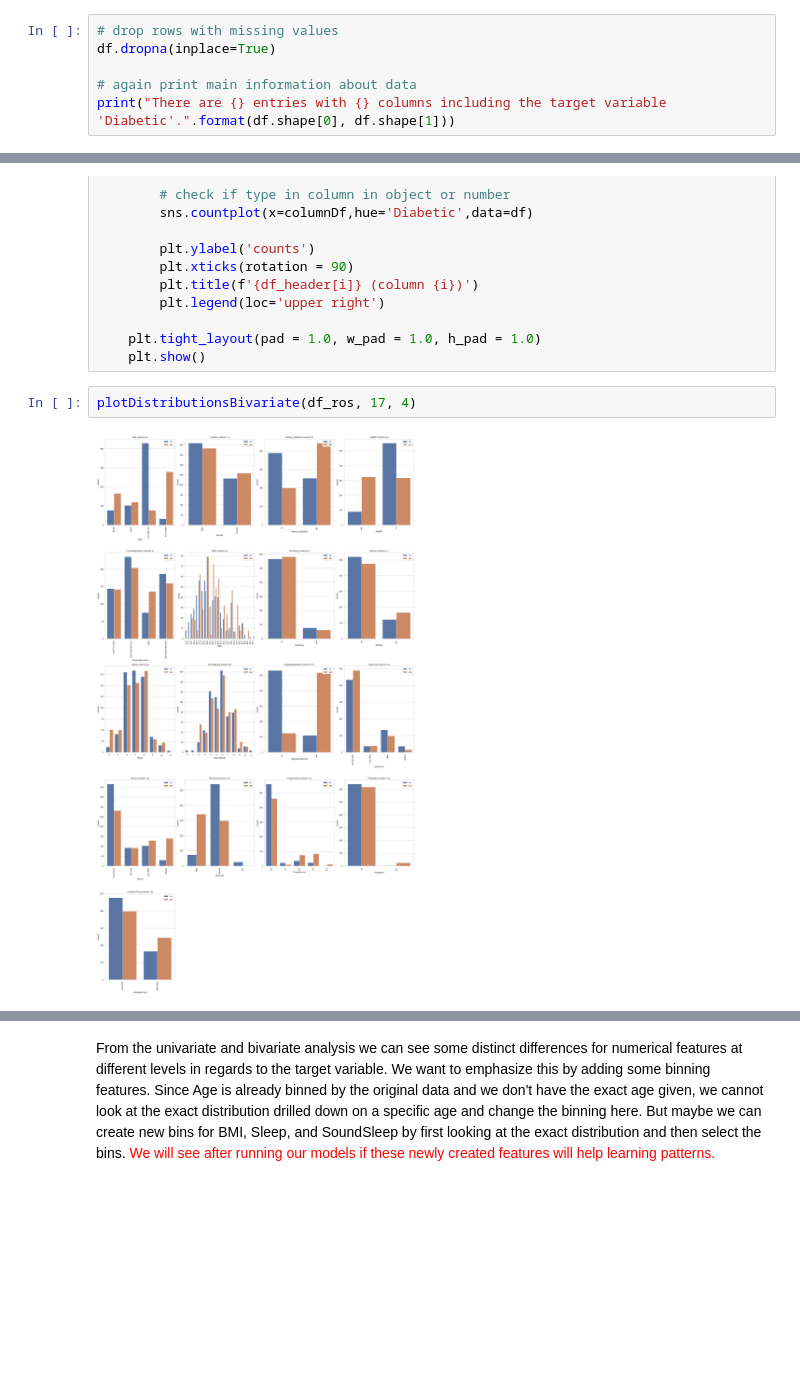
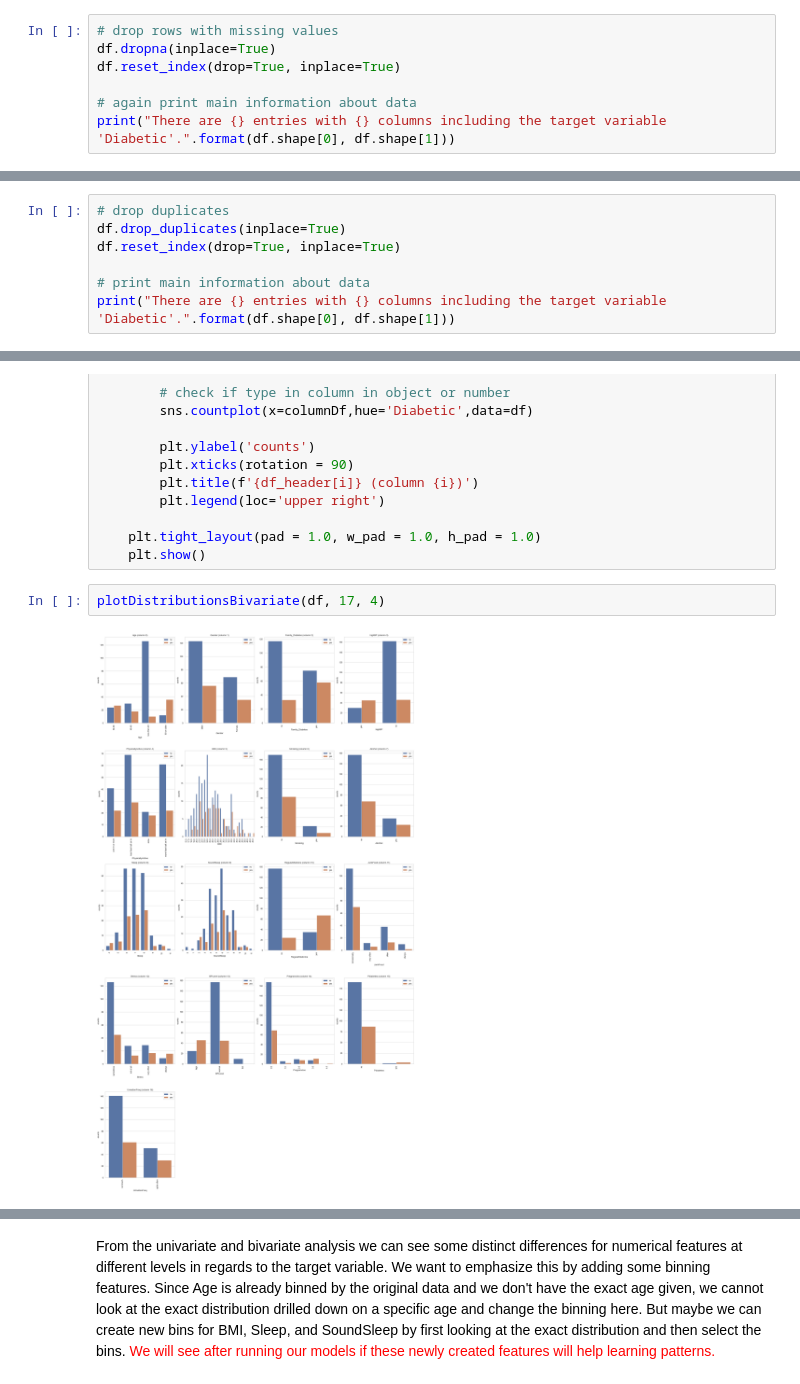
Before and after one commit to kimlindner/Type2DiabetesDetection_ML_Project, a Jupyter notebook: EDA_and_Preprocessing.ipynb, the cells around one changed output, grey strips where cells are left out. Cells and saved outputs as stored; diff of their text form; blank space fills up the shorter version.

```diff
--- a/EDA_and_Preprocessing.ipynb
+++ b/EDA_and_Preprocessing.ipynb
@@ -121,6 +122,7 @@ There are a few missing values. Empty answers in pregnancies could be seen as 0
 # %%
 # drop rows with missing values
 df.dropna(inplace=True)
+df.reset_index(drop=True, inplace=True)
 
 # again print main information about data
 print("There are {} entries with {} columns including the target variable 'Diabetic'.".format(df.shape[0], df.shape[1]))
@@ -135,0 +138,7 @@ This is somehow expected in this dataset. The data has been achieved by a survey
+# %%
+# drop duplicates
+df.drop_duplicates(inplace=True)
+df.reset_index(drop=True, inplace=True)
+
+# print main information about data
+print("There are {} entries with {} columns including the target variable 'Diabetic'.".format(df.shape[0], df.shape[1]))
@@ -277,7 +290,7 @@ def plotDistributionsBivariate(df, nGraphs, nGraphsPerRow):
     plt.tight_layout(pad = 1.0, w_pad = 1.0, h_pad = 1.0)
     plt.show()
 # %%
-plotDistributionsBivariate(df_ros, 17, 4)
+plotDistributionsBivariate(df, 17, 4)
 # %% [output]
-[figure, old version]
+[figure, new version]
 # %% [markdown]
```
Also changed, not shown: parts of 17 cells of this notebook, 1 other file.
